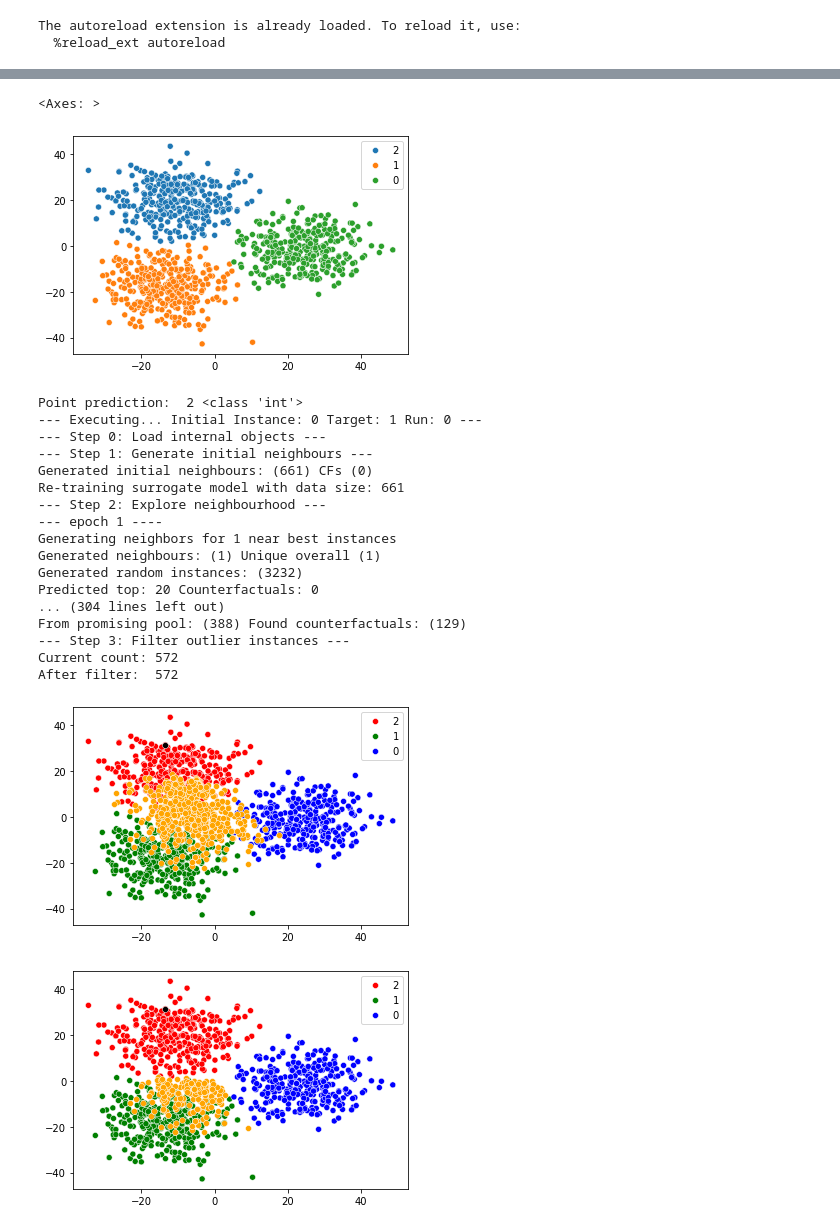
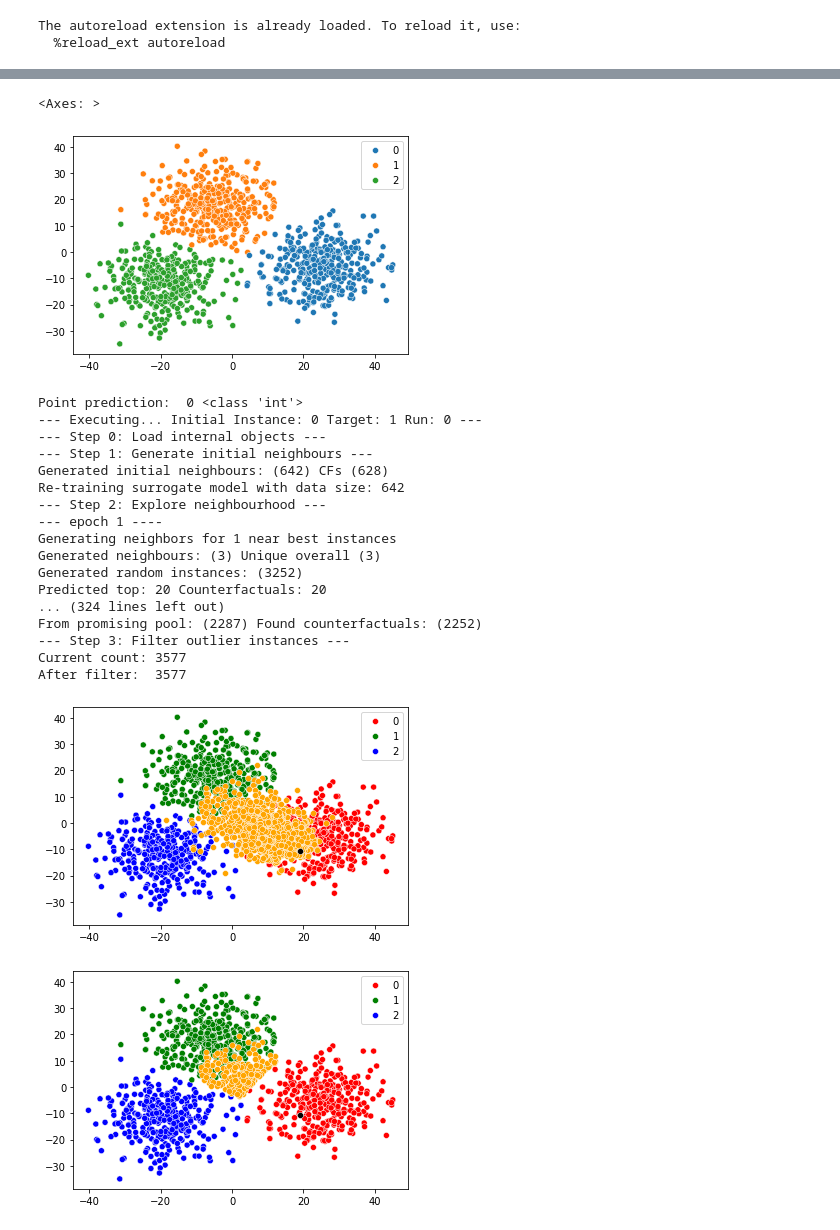
Before and after one commit to jepp3183/Thesis2025, a Jupyter notebook: code/BayCon Testing.ipynb, the cells around one changed output, grey strips where cells are left out. Saved outputs shown, nothing was run; the diff lists cells and outputs as text; code cells hidden in the pictures.

Commit message:
added baycon model agnostic functionality

```diff
--- a/code/BayCon Testing.ipynb
+++ b/code/BayCon Testing.ipynb
@@ -35,9 +36,17 @@ sns.scatterplot(x=embed_X[:, 0], y=embed_X[:, 1], hue=y)
 # %%
-clustering = True
-if clustering:
+modes = ['classic_baycon', 'kmeans', 'model_agnostic']
+run_mode = modes[2]
+
+
+if run_mode == modes[0]:
+    model = RandomForestClassifier()
+elif run_mode == modes[1]:
     model = KMeans(n_clusters=3)
+elif run_mode == modes[2]:
+    model = KMeans(n_clusters=3)
+    # model = SpectralClustering(n_clusters=3)
 else:
-    model = RandomForestClassifier()
+    raise("Invalid baycon mode")
 model.fit(X, y)
 pred = model.predict(X)
 pred = [str(l) for l in pred]
@@ -62,7 +59,7 @@ df
 sns.scatterplot(x=embed_X[:, 0], y=embed_X[:, 1], hue=pred)
 # %% [output]
 <Axes: >
-[figure, old version]
+[figure, new version]
 # %%
 def execute(df, model, target, initial_instance_index, categorical_features=[], actionable_features=[]):
     y = df[[target.target_feature()]].values.ravel()
@@ -80,7 +77,9 @@ def execute(df, model, target, initial_instance_index, categorical_features=[],
         target.target_value_as_string(),
         run
     ))
-
+    target_cluster_center = None
+    min_target_cluster_distance = None
+    max_target_cluster_distance = None
 
     # Initialize ScoreCalculator Classification / Clustering
     initial_instance_f = initial_instance.astype(float)   # np operations need same type object to compute!
@@ -101,6 +100,11 @@ def execute(df, model, target, initial_instance_index, categorical_features=[],
 
         base_calculator = ScoreCalculator(initial_instance, initial_prediction, target, data_analyzer)
         score_calculator = ScoreCalculatorKmeans(initial_instance, initial_prediction, target, data_analyzer, base_calculator, min_target_cluster_distance, max_target_cluster_distance, target_cluster_center)
+    elif target.target_type() == Target.TYPE_MODEL_AGNOSTIC:
+        amount_of_coreset_points = 1000
+
+        base_calculator = ScoreCalculator(initial_instance, initial_prediction, target, data_analyzer)
+        score_calculator = ScoreCalculatorModelAgnostic(initial_instance, initial_prediction, target, data_analyzer, base_calculator, amount_of_coreset_points, X, y)
 
     counterfactuals, _ranker = baycon.run(initial_instance_f, initial_prediction, target, data_analyzer, model, score_calculator)
     predictions = np.array([])
@@ -134,51 +138,53 @@ def execute(df, model, target, initial_instance_index, categorical_features=[],
 point_idx = 0
 point_pred = int(model.predict([X[point_idx]])[0])
 print("Point prediction: ", point_pred, type(point_pred))
-if clustering:
+if run_mode == modes[0]:
+    t = Target(target_type="classification", target_feature="label", target_value=1)
+elif run_mode == modes[1]:
     t = Target(target_type="clustering_kmeans", target_feature="label", target_value=1)
-else:
-    t = Target(target_type="classification", target_feature="label", target_value=1)
+elif run_mode == modes[2]:
+    t = Target(target_type="model_agnostic", target_feature="label", target_value=1)
 
 cf, _predictions, _initial_instance, _initial_prediction, target_center, min_center_dist, max_center_dist = execute(df, model, t, point_idx)
 # %% [output]
-Point prediction:  2 <class 'int'>
+Point prediction:  0 <class 'int'>
 --- Executing... Initial Instance: 0 Target: 1 Run: 0 ---
 --- Step 0: Load internal objects ---
 --- Step 1: Generate initial neighbours ---
-Generated initial neighbours: (661) CFs (0)
-Re-training surrogate model with data size: 661
+Generated initial neighbours: (642) CFs (628)
+Re-training surrogate model with data size: 642
 --- Step 2: Explore neighbourhood ---
 --- epoch 1 ----
 Generating neighbors for 1 near best instances
-Generated neighbours: (1) Unique overall (1)
-Generated random instances: (3232)
-Predicted top: 20 Counterfactuals: 0
-... (304 lines left out)
-From promising pool: (388) Found counterfactuals: (129)
+Generated neighbours: (3) Unique overall (3)
+Generated random instances: (3252)
+Predicted top: 20 Counterfactuals: 20
+... (324 lines left out)
+From promising pool: (2287) Found counterfactuals: (2252)
 --- Step 3: Filter outlier instances ---
-Current count: 572
-After filter:  572
+Current count: 3577
+After filter:  3577
 # %%
 
 embed_cf = pca.transform(cf)
 sns.scatterplot(x=embed_X[:,0], y=embed_X[:,1], hue=pred, palette=['red','green','blue'])
 sns.scatterplot(x=embed_cf[:,0], y=embed_cf[:,1], color='orange')
 sns.scatterplot(x=embed_X[[0],0], y=embed_X[[0],1], color='black')
 plt.show()
 
 filtered_cfs = [i for i in cf if model.predict(i.reshape(1,-1)) == t._target_value]
 embed_cf = pca.transform(filtered_cfs)
 sns.scatterplot(x=embed_X[:,0], y=embed_X[:,1], hue=pred, palette=['red','green','blue'])
 sns.scatterplot(x=embed_cf[:,0], y=embed_cf[:,1], color='orange')
 sns.scatterplot(x=embed_X[[0],0], y=embed_X[[0],1], color='black')
 plt.show()
 
-if clustering:
+if run_mode == modes[1]:
     center_distances = [np.linalg.norm(i-target_center) for i in cf]
     y_score = 1 - ((center_distances - min_center_dist)/(max_center_dist - min_center_dist))
     y_score[y_score < 0] = 0
     y_score[y_score > 1] = 1
     print(y_score)
 # %% [output]
-[figure, old version]
+[figure, new version]
-[figure, old version]
+[figure, new version]
```
Also changed, not shown: parts of 3 cells of this notebook, 3 other files.
